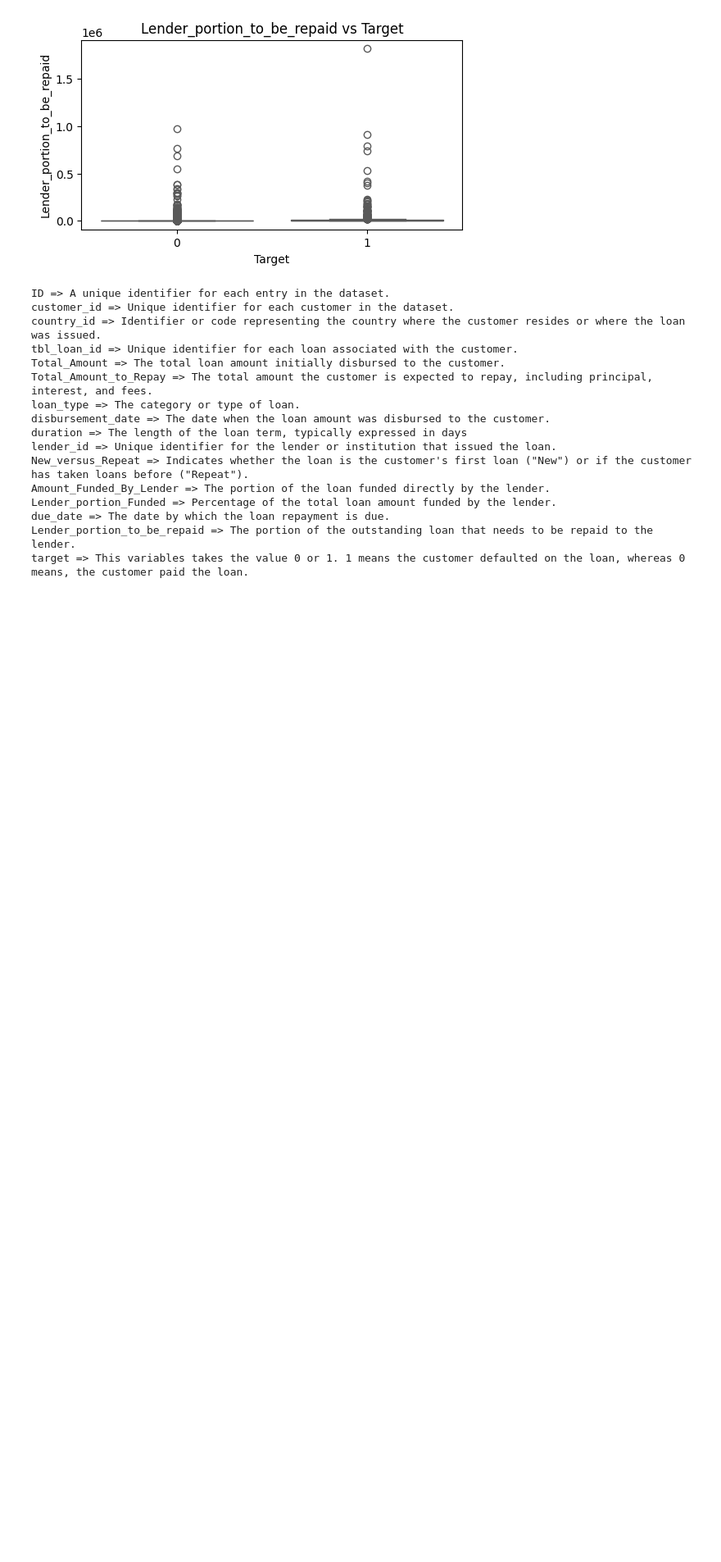
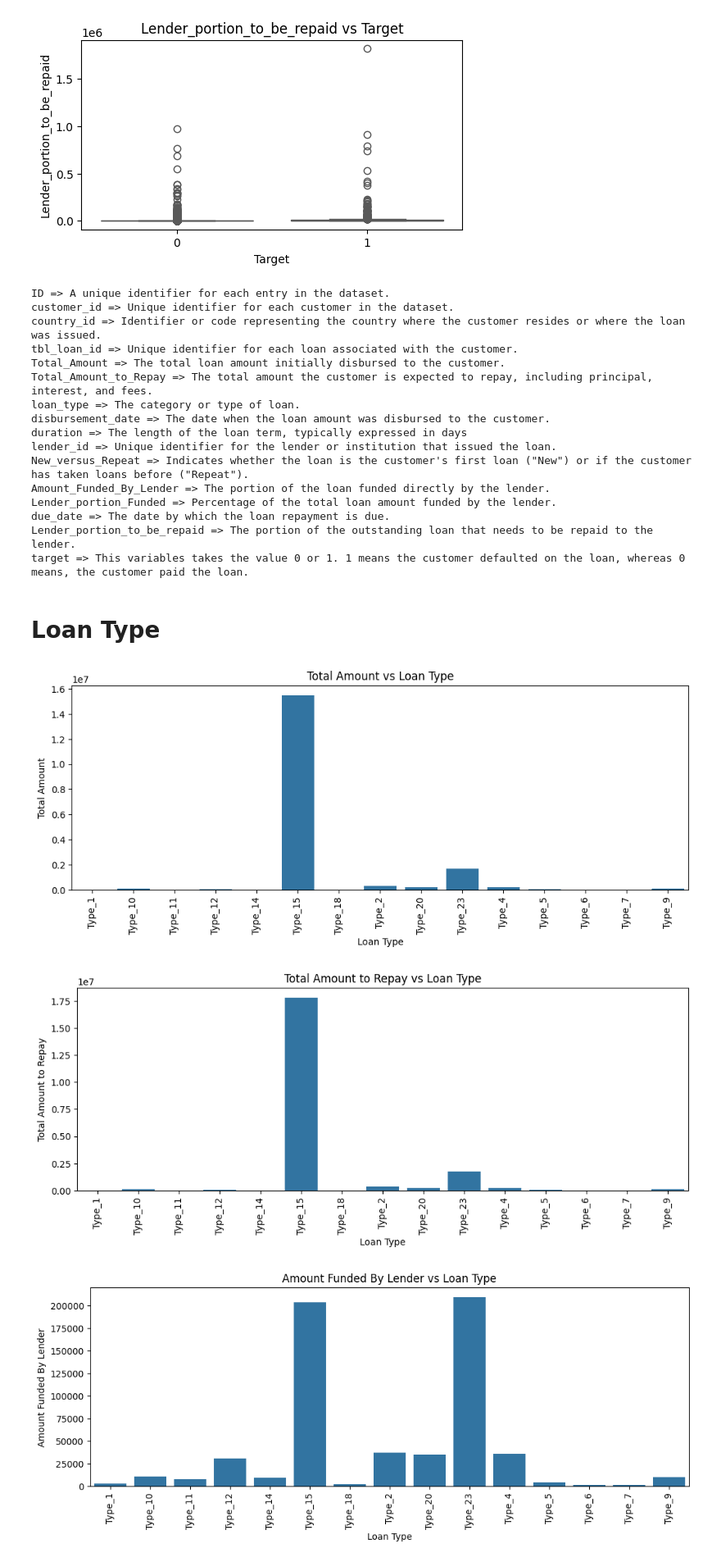
Before and after one commit to segnig/African-Credit-Scoring-Challenge, a Jupyter notebook: eda.ipynb, the cells around one changed output. Shown at 82% size. Drawn from its saved outputs; the diff is of its cells as text; code cells hidden in the pictures; blank space fills up the shorter version.

```diff
--- a/eda.ipynb
+++ b/eda.ipynb
@@ -393,3 +393,27 @@ Lender_portion_Funded => Percentage of the total loan amount funded by the lende
 due_date => The date by which the loan repayment is due.
 Lender_portion_to_be_repaid => The portion of the outstanding loan that needs to be repaid to the lender.
 target => This variables takes the value 0 or 1. 1 means the customer defaulted on the loan, whereas 0 means, the customer paid the loan.
+# %% [markdown]
+# Loan Type
+# %%
+df_loan_type_t1 = train_copy[train_copy["target"] == 1].groupby("loan_type")[float64_features].mean()
+# %%
+for col in float64_features:
+    fig, ax = plt.subplots(figsize=(12, 4))
+
+    sns.barplot(
+        data=df_loan_type_t1,
+        x=df_loan_type_t1.index,
+        y=col,
+        ax=ax,
+    )
+
+    plt.xlabel("Loan Type")
+    plt.xticks(rotation=90)
+    plt.ylabel(f"{' '.join(col.split('_'))}")
+    plt.title(f"{' '.join(col.split('_'))} vs Loan Type")
+    plt.show();
+# %% [output]
+[figure, added]
+[figure, added]
+[figure, added]
```
Also changed, not shown: parts of 12 cells of this notebook.
